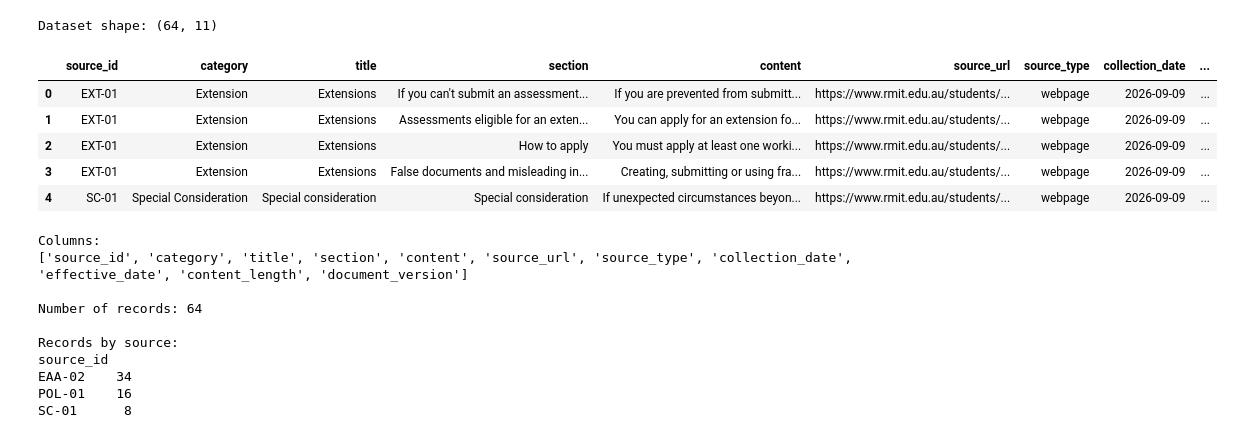
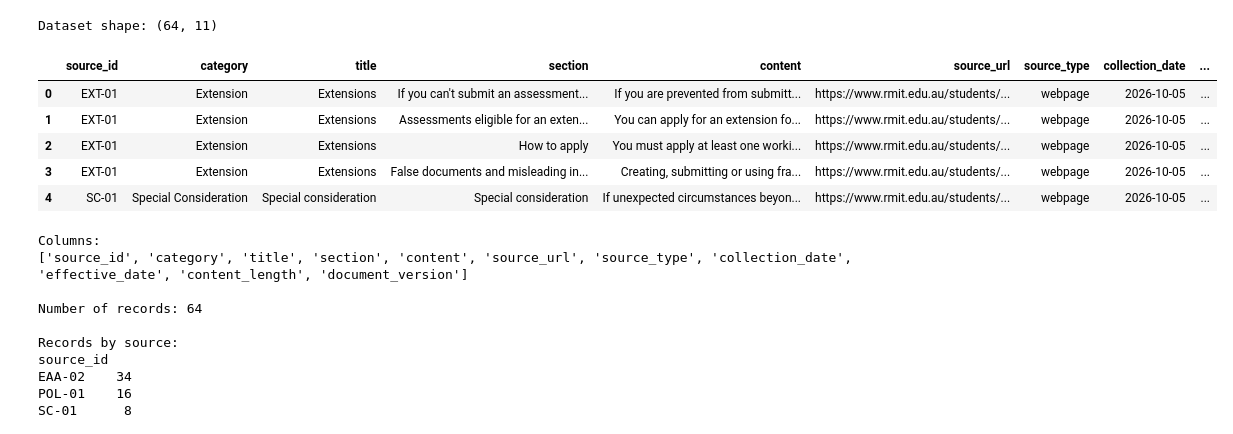
Before and after one commit to S4199668/walert-group64, a Jupyter notebook: version_2/02_Chunking_Embeddings_FAISS.ipynb, the cells around one changed output. Cells and saved outputs as stored; diff of their text form; code cells hidden in the pictures.

```diff
--- a/version_2/02_Chunking_Embeddings_FAISS.ipynb
+++ b/version_2/02_Chunking_Embeddings_FAISS.ipynb
@@ -9,20 +12,20 @@ import pickle
 from sentence_transformers import SentenceTransformer
 from IPython.display import display
 # %%
-input_path = "./rmit_assessment_support_scraped_cleaned.csv"
+input_path = "./01_rmit_assessment_support_scraped_cleaned.csv"
 
 df = pd.read_csv(input_path)
 
 print("Dataset shape:", df.shape)
 display(df.head())
 # %% [output]
 Dataset shape: (64, 11)
 |  | source_id | category | title | section | content | source_url | source_type | collection_date | ... |
-| 0 | EXT-01 | Extension | Extensions | If you can't submit an assessment... | If you are prevented from submitt... | https://www.rmit.edu.au/students/... | webpage | 2026-09-09 | ... |
-| 1 | EXT-01 | Extension | Extensions | Assessments eligible for an exten... | You can apply for an extension fo... | https://www.rmit.edu.au/students/... | webpage | 2026-09-09 | ... |
-| 2 | EXT-01 | Extension | Extensions | How to apply | You must apply at least one worki... | https://www.rmit.edu.au/students/... | webpage | 2026-09-09 | ... |
-| 3 | EXT-01 | Extension | Extensions | False documents and misleading in... | Creating, submitting or using fra... | https://www.rmit.edu.au/students/... | webpage | 2026-09-09 | ... |
-| 4 | SC-01 | Special Consideration | Special consideration | Special consideration | If unexpected circumstances beyon... | https://www.rmit.edu.au/students/... | webpage | 2026-09-09 | ... |
+| 0 | EXT-01 | Extension | Extensions | If you can't submit an assessment... | If you are prevented from submitt... | https://www.rmit.edu.au/students/... | webpage | 2026-10-05 | ... |
+| 1 | EXT-01 | Extension | Extensions | Assessments eligible for an exten... | You can apply for an extension fo... | https://www.rmit.edu.au/students/... | webpage | 2026-10-05 | ... |
+| 2 | EXT-01 | Extension | Extensions | How to apply | You must apply at least one worki... | https://www.rmit.edu.au/students/... | webpage | 2026-10-05 | ... |
+| 3 | EXT-01 | Extension | Extensions | False documents and misleading in... | Creating, submitting or using fra... | https://www.rmit.edu.au/students/... | webpage | 2026-10-05 | ... |
+| 4 | SC-01 | Special Consideration | Special consideration | Special consideration | If unexpected circumstances beyon... | https://www.rmit.edu.au/students/... | webpage | 2026-10-05 | ... |
 # %%
 print("Columns:")
 print(df.columns.tolist())
```
Also changed, not shown: parts of 8 cells of this notebook, 19 other files.
